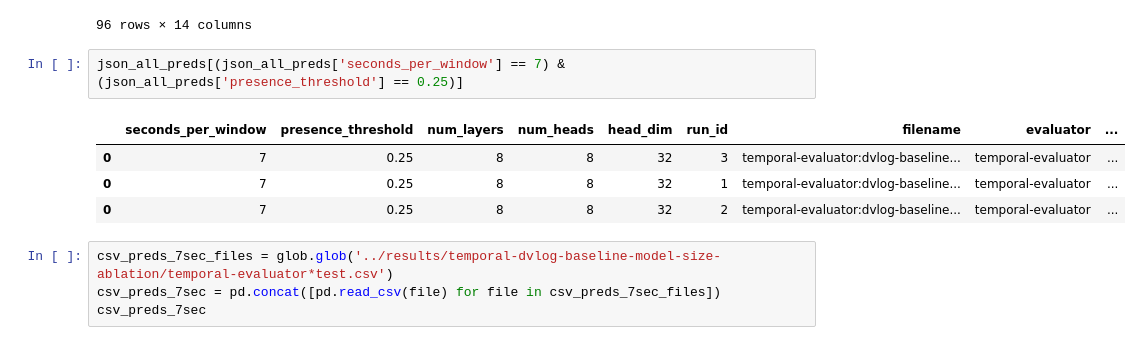
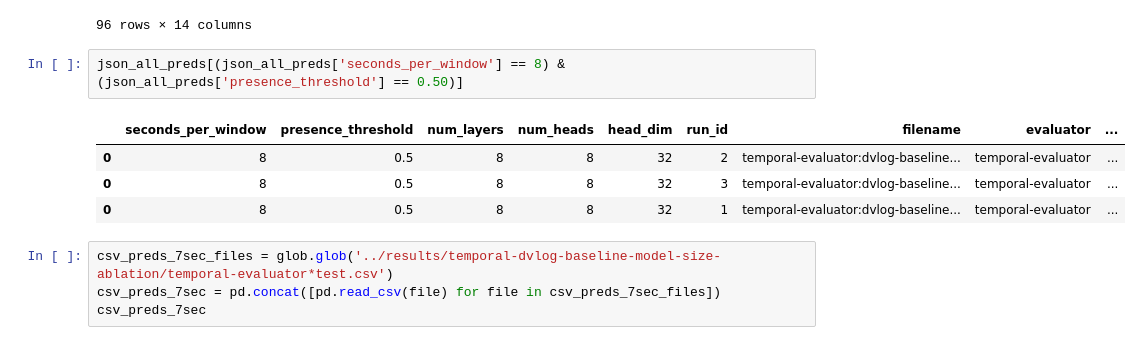
Before and after one commit to cosmaadrian/multimodal-depression-from-video, a Jupyter notebook: notebooks/evaluation.ipynb, the cells around one changed output. Cells and saved outputs as stored; diff of their text form.

```diff
--- a/notebooks/evaluation.ipynb
+++ b/notebooks/evaluation.ipynb
@@ -170,12 +170,12 @@ json_all_preds
 | 0 | 8 | 0.25 | 8 | 8 | 32 | 1 | temporal-evaluator:dvlog-baseline... | temporal-evaluator | ... |
 96 rows × 14 columns
 # %%
-json_all_preds[(json_all_preds['seconds_per_window'] == 7) & (json_all_preds['presence_threshold'] == 0.25)]
+json_all_preds[(json_all_preds['seconds_per_window'] == 8) & (json_all_preds['presence_threshold'] == 0.50)]
 # %% [output]
 |  | seconds_per_window | presence_threshold | num_layers | num_heads | head_dim | run_id | filename | evaluator | ... |
-| 0 | 7 | 0.25 | 8 | 8 | 32 | 3 | temporal-evaluator:dvlog-baseline... | temporal-evaluator | ... |
-| 0 | 7 | 0.25 | 8 | 8 | 32 | 1 | temporal-evaluator:dvlog-baseline... | temporal-evaluator | ... |
-| 0 | 7 | 0.25 | 8 | 8 | 32 | 2 | temporal-evaluator:dvlog-baseline... | temporal-evaluator | ... |
+| 0 | 8 | 0.5 | 8 | 8 | 32 | 2 | temporal-evaluator:dvlog-baseline... | temporal-evaluator | ... |
+| 0 | 8 | 0.5 | 8 | 8 | 32 | 3 | temporal-evaluator:dvlog-baseline... | temporal-evaluator | ... |
+| 0 | 8 | 0.5 | 8 | 8 | 32 | 1 | temporal-evaluator:dvlog-baseline... | temporal-evaluator | ... |
 # %%
 csv_preds_7sec_files = glob.glob('../results/temporal-dvlog-baseline-model-size-ablation/temporal-evaluator*test.csv')
 csv_preds_7sec = pd.concat([pd.read_csv(file) for file in csv_preds_7sec_files])
```
Also changed, not shown: 1 other file.
